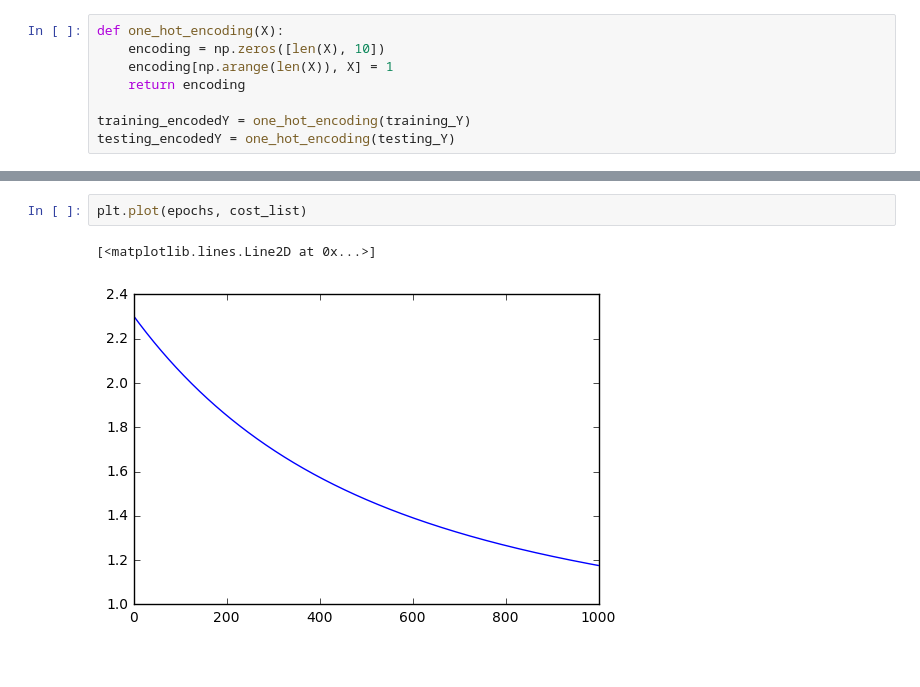
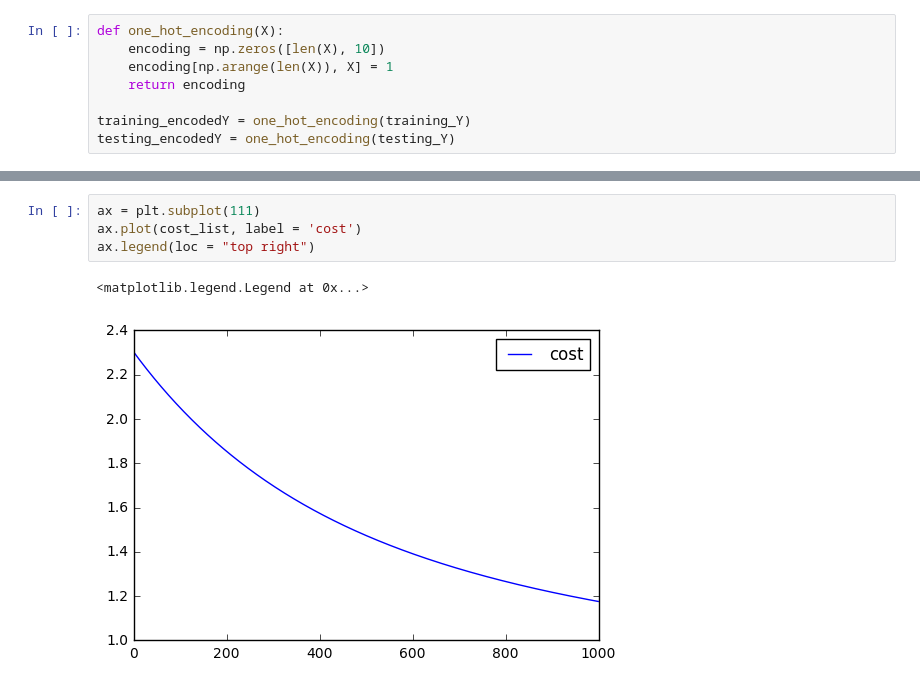
Before and after one commit to bsuhagia/deep-learning, a Jupyter notebook: notMNIST.ipynb, the cells around one changed output, grey strips where cells are left out. Drawn from its saved outputs; the diff is of its cells as text.

```diff
--- a/notMNIST.ipynb
+++ b/notMNIST.ipynb
@@ -185,5 +195,7 @@ plt.plot(epochs, training_acc_list,'b', testing_acc_list, 'r')
-# %%
-plt.plot(epochs, cost_list)
-# %% [output]
-[<matplotlib.lines.Line2D at 0x...>]
-[figure, removed]
+# %%
+ax = plt.subplot(111)
+ax.plot(cost_list, label = 'cost')
+ax.legend(loc = "top right")
+# %% [output]
+<matplotlib.legend.Legend at 0x...>
+[figure, added]
```
Also changed, not shown: parts of 17 cells of this notebook.
